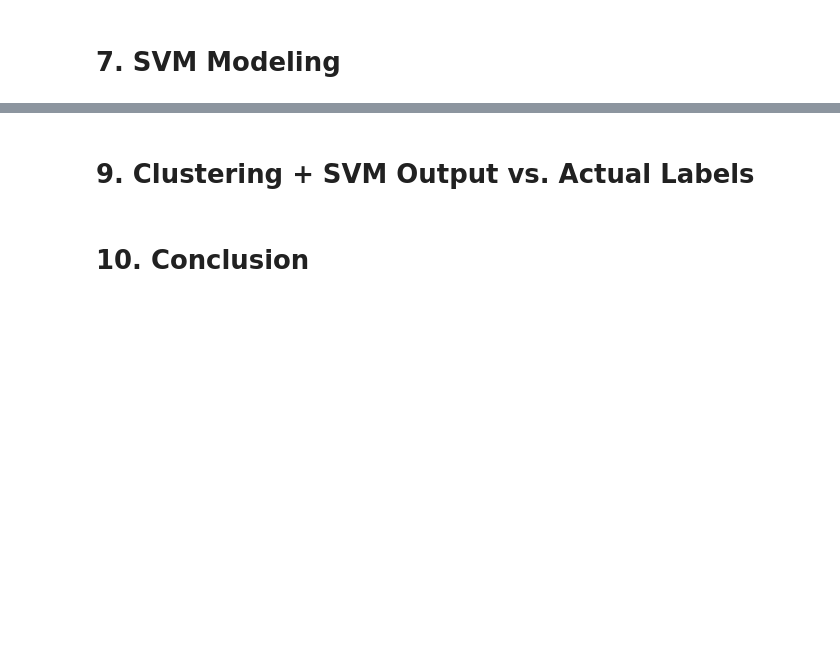
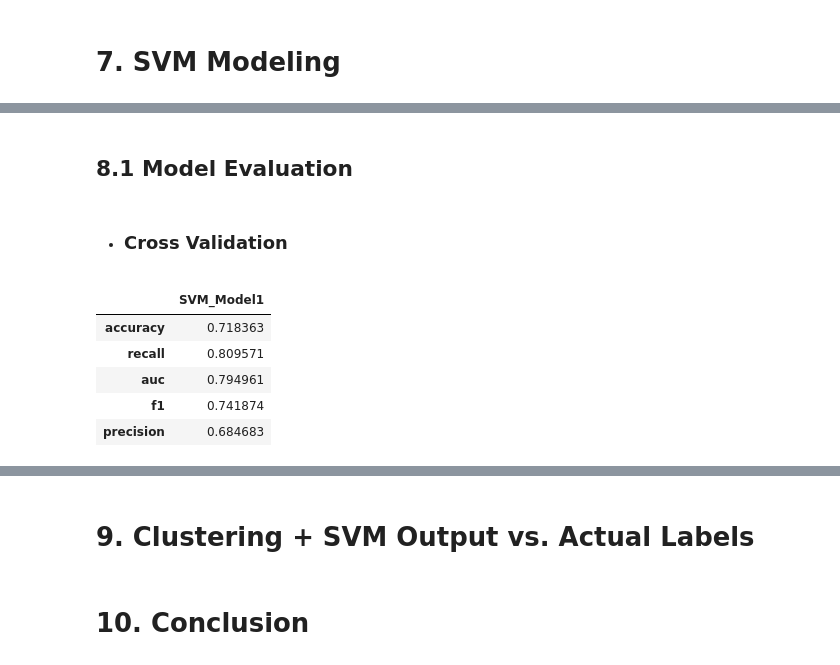
Before and after one commit to Zhengnan817/DAV-6150, a Jupyter notebook: Project_2/Z_Li_Project2.ipynb, the cells around one changed output, grey strips where cells are left out. Cells and saved outputs as stored; diff of their text form; code cells hidden in the pictures; blank space fills up the shorter version.

```diff
--- a/Project_2/Z_Li_Project2.ipynb
+++ b/Project_2/Z_Li_Project2.ipynb
@@ -646,0 +806,8 @@ labels.shape
+# %%
+from sklearn.svm import SVC
+from sklearn.metrics import accuracy_score
+X1_train = X_train
+y1_train = y_train
+
+svm_classifier_1 = SVC(kernel='poly', random_state=24)
+svm_classifier_1.fit(X1_train, y1_train)
@@ -646,0 +827,21 @@ labels.shape
+# %% [markdown]
+## 8.1 Model Evaluation
+# %% [markdown]
+- ### Cross Validation
+# %%
+accuracy = cross_val_score(svm_classifier_1, X1_train, y1_train, scoring = "accuracy", cv = 5)
+recall = cross_val_score(svm_classifier_1, X1_train, y1_train, scoring = "recall", cv = 5)
+auc = cross_val_score(svm_classifier_1, X1_train, y1_train, scoring = "roc_auc", cv = 5)
+f1 = cross_val_score(svm_classifier_1, X1_train, y1_train, scoring = "f1", cv = 5)
+precision = cross_val_score(svm_classifier_1, X1_train, y1_train, scoring = "precision", cv = 5)
+
+model1_summary_svm = [accuracy.mean(),recall.mean(),auc.mean(),f1.mean(),precision.mean()]
+model1_summary_svm = pd.DataFrame(model1_summary_svm,columns=['SVM_Model1'],index=['accuracy','recall','auc','f1','precision'])
+model1_summary_svm
+# %% [output]
+|  | SVM_Model1 |
+| accuracy | 0.718363 |
+| recall | 0.809571 |
+| auc | 0.794961 |
+| f1 | 0.741874 |
+| precision | 0.684683 |
```
Also changed, not shown: parts of 39 cells of this notebook.
